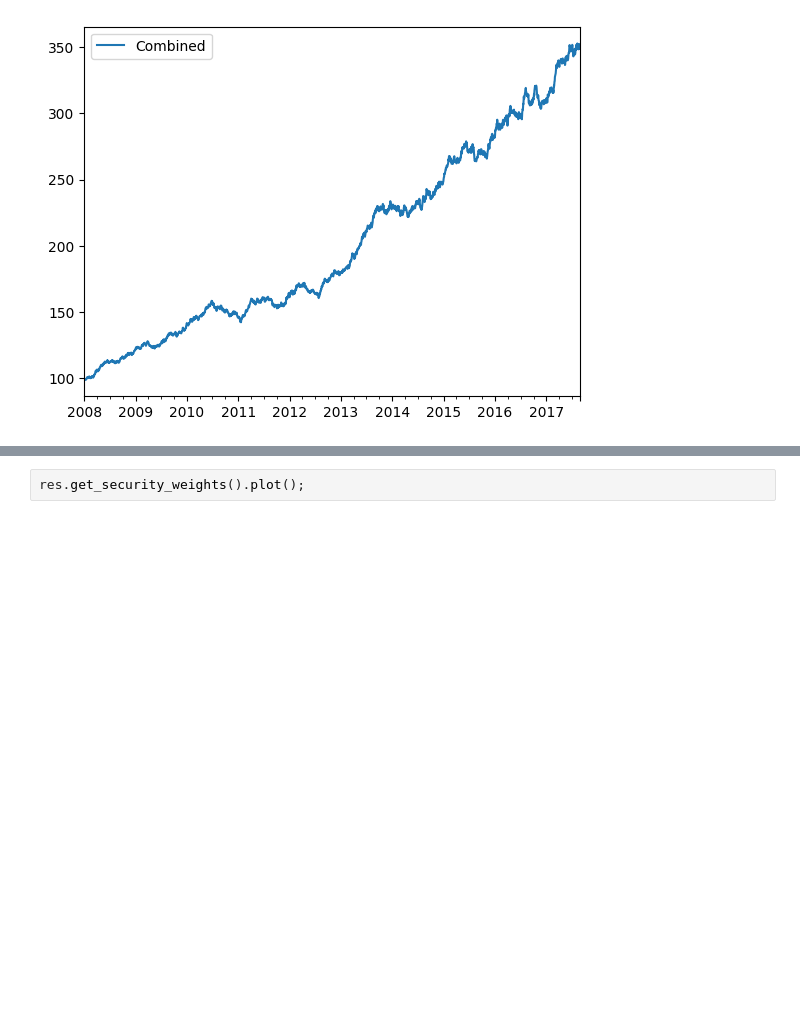
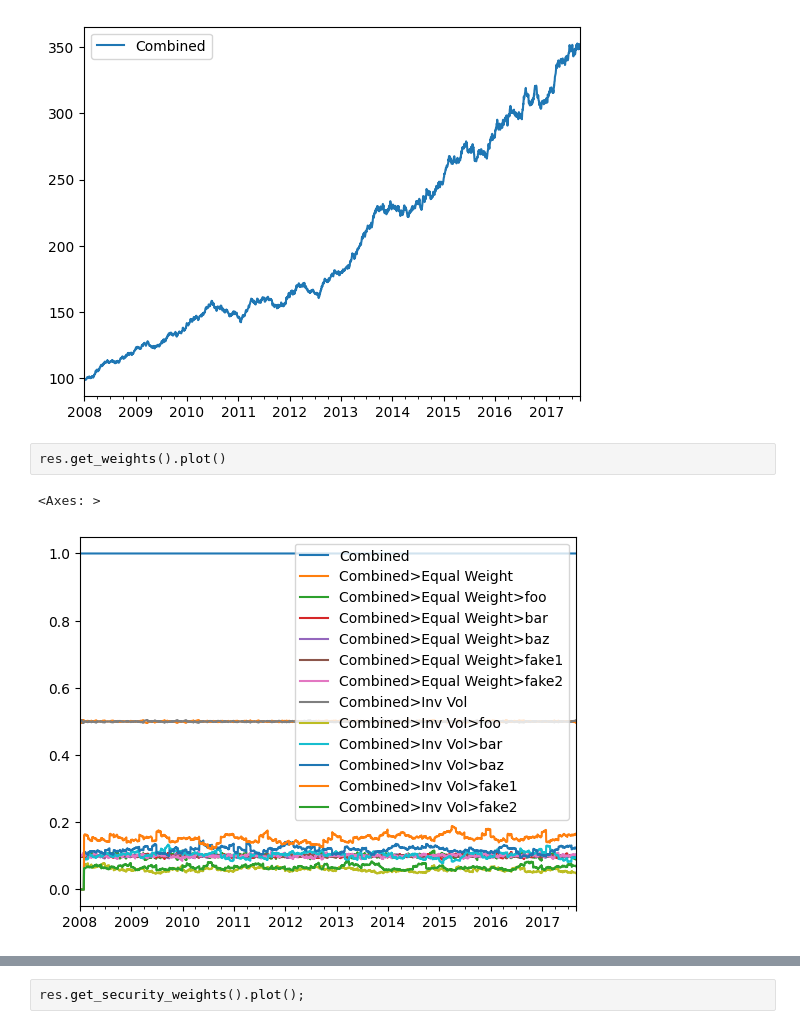
Before and after one commit to JustLikeThis101/bt-tutorial, a Jupyter notebook: Strategy Combination.ipynb, the cells around one changed output, grey strips where cells are left out. Cells and saved outputs as stored; diff of their text form; blank space fills up the shorter version.

```diff
--- a/Strategy Combination.ipynb
+++ b/Strategy Combination.ipynb
@@ -177,3 +177,8 @@ res = bt.run(combined_test)
 res.prices.plot();
 # %% [output]
 [figure]
+# %%
+res.get_weights().plot()
+# %% [output]
+<Axes: >
+[figure, added]
```
Also changed, not shown: parts of 4 cells of this notebook, 3 other files.
